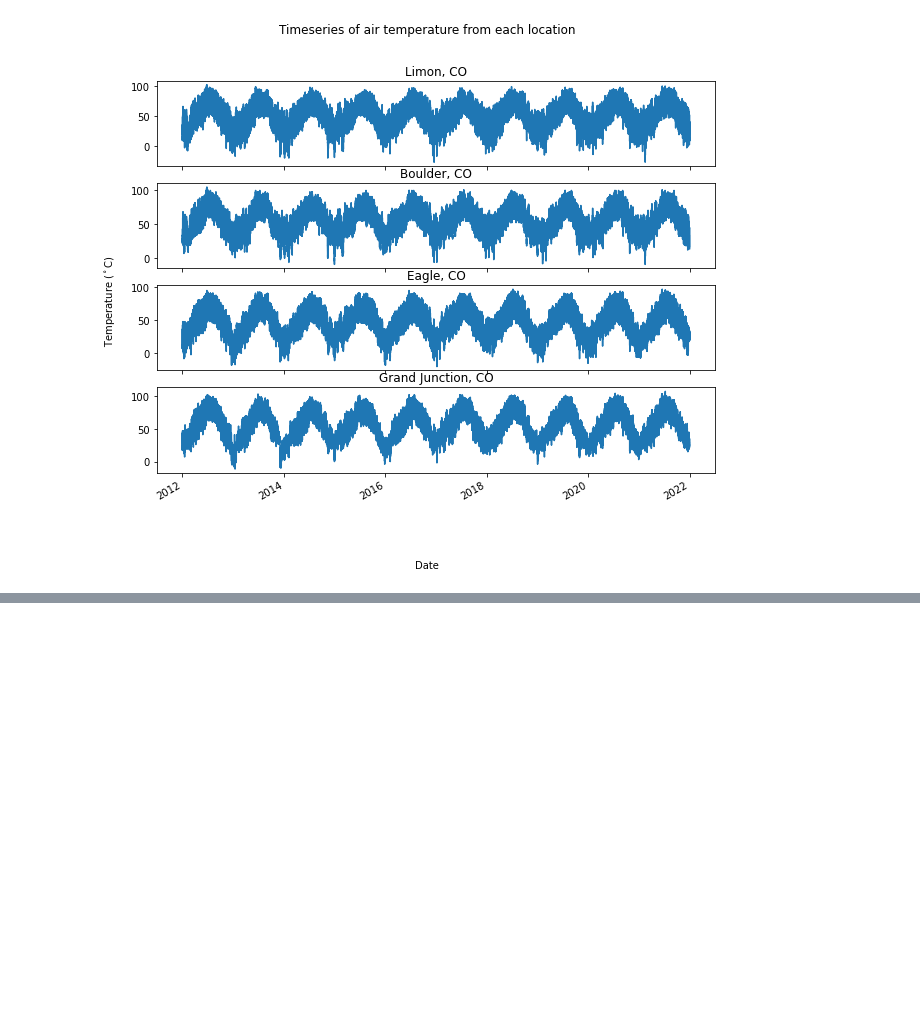
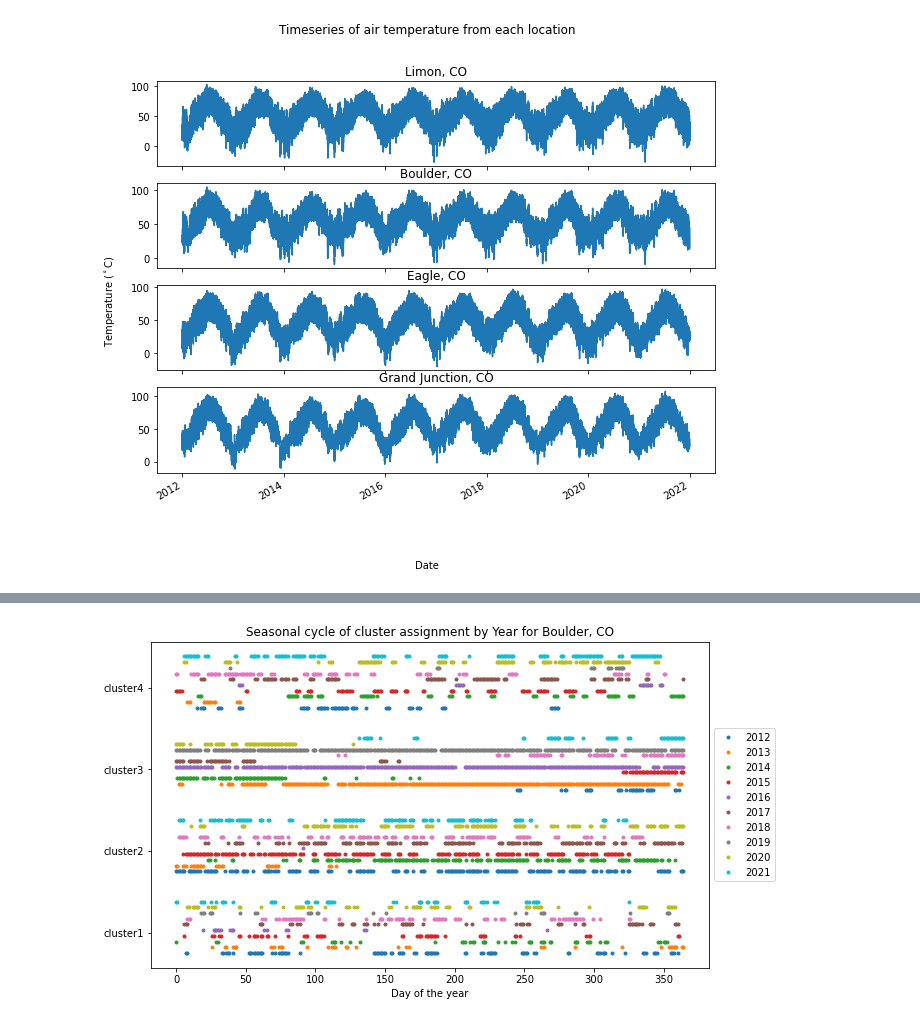
Before and after one commit to scrand23/ATOC4500-DataScience, a Jupyter notebook: Project.ipynb, the cells around one changed output, grey strips where cells are left out. Saved outputs shown, nothing was run; the diff lists cells and outputs as text; code cells hidden in the pictures; blank space fills up the shorter version.

```diff
--- a/Project.ipynb
+++ b/Project.ipynb
@@ -201,0 +194,8 @@ fig.savefig("Look_at_data.jpg")
+# %%
+boulderClusterDF = select_time(boulderDF,12)
+boulderScaled = scale_and_convert_to_numpy(boulderClusterDF,included_cols)
+NO_CLUSTERS = 4 # change this to change the number of clusters
+boulderIdx = cluster_data(NO_CLUSTERS,boulderScaled)
+seasonal_assignment_by_year(boulderIdx, "Boulder, CO")
+# %% [output]
+[figure, added]
```
Also changed, not shown: parts of 22 cells of this notebook.
